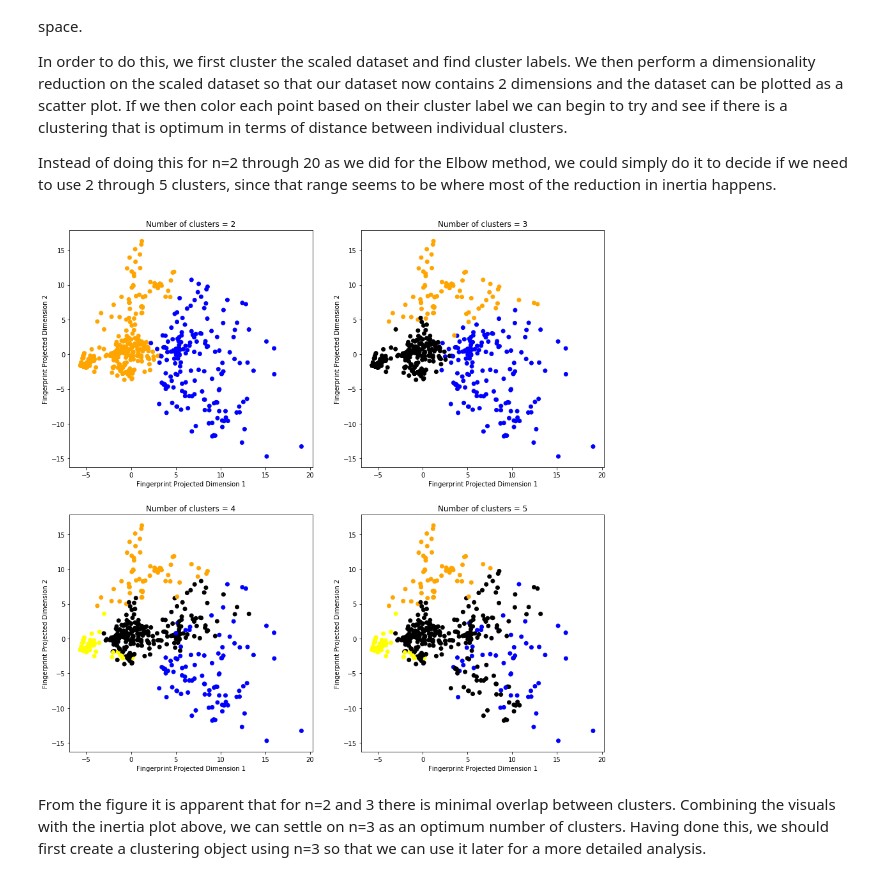
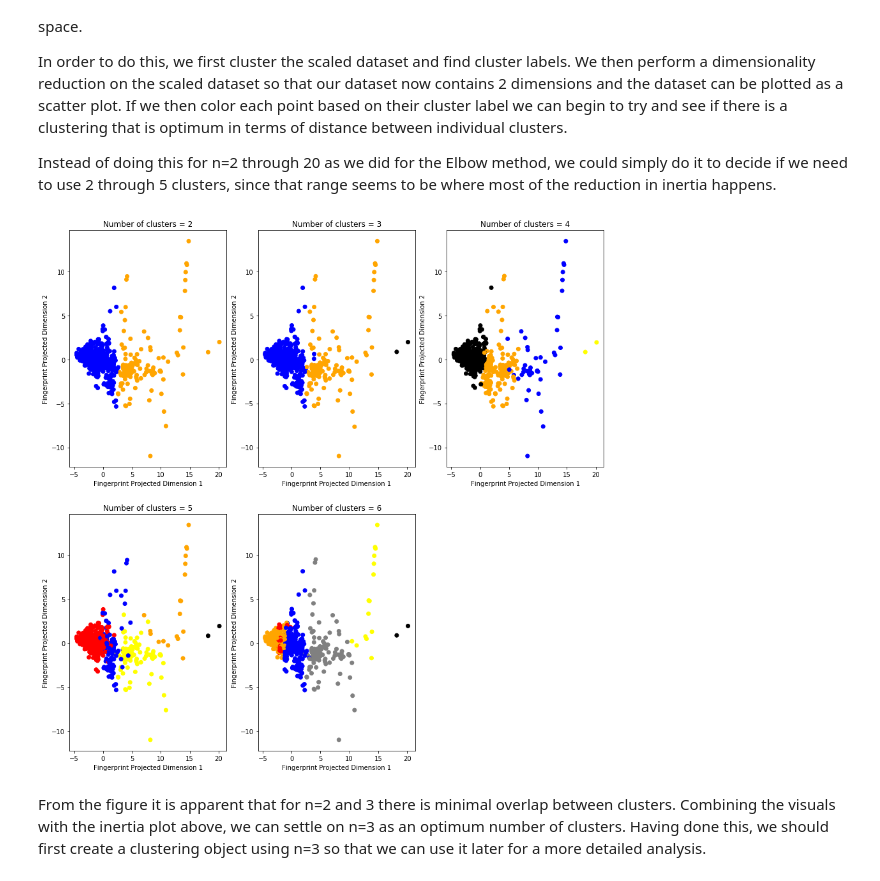
Before and after one commit to g-hegde/material-similarity, a Jupyter notebook: MaterialSimilarity.ipynb, the cells around one changed output. Cells and saved outputs as stored; diff of their text form; code cells hidden in the pictures.

```diff
--- a/MaterialSimilarity.ipynb
+++ b/MaterialSimilarity.ipynb
@@ -277,20 +294,22 @@ def kmeans_inertia(fingerprint_db,n_cluster_min,n_cluster_max,random_state=42):
 
     return
 # %%
-def perform_2D_projection(fingerprints_db):
+def perform_nD_projection(fingerprints_db,n_dimensions):
     """
-    Performs a 2D projection for visualization. Uses PCA.
+    Performs a nD projection for visualization. Uses PCA.
 
     Keyword Arguments:
         fingerprints_db: Pandas DataFrame
             Database containing fingerprints of materials
+        n_dimensions: int
+            Number of dimensions upon which to project. Should be <= dimensionality of db
 
     Returns: PCA transformed matrix
     """
-    pca = PCA(n_components=2)
-    proj_2d_mat = pca.fit_transform(fingerprints_db)
+    pca = PCA(n_components=n_dimensions)
+    proj_nd_mat = pca.fit_transform(fingerprints_db)
 
-    return proj_2d_mat
+    return proj_nd_mat
 # %%
 def scale_fingerprints_database(fingerprints_db,scaler=StandardScaler()):
     """
@@ -309,11 +328,11 @@ def scale_fingerprints_database(fingerprints_db,scaler=StandardScaler()):
 
     scaled_fingerprints_db = scaler.fit_transform(fingerprints_db)
 
-    return scaled_fingerprints_db
+    return scaled_fingerprints_db,scaler
 # %% [markdown]
 The first order of business is to create the fingerprint database. For the sake of this article, let's start with elemental materials.
 # %%
-fingerprint_db = get_fingerprint_db('unary') #Create fingerprint DB for elemental materials from the Materials Project
+fingerprint_db = get_fingerprint_db(dbtype='unary',fingerprint_name='GRDF',stats=('mean')) #Create fingerprint DB for elemental materials from the Materials Project
 # %% [output]
 Initializing connection to Materials Project...
 Creating materials database...
@@ -343,13 +361,13 @@ Having scaled all features, we perform KMeans clustering, treating the number of
 Aas a compromise, a technique often referred to as the Elbow technique (https://en.wikipedia.org/wiki/Elbow_method_(clustering)) is typically utilized to find an optimum number of clusters for a particular problem. While the original technique pertained to total variance, we can use a modification of this technique to account for inertia in a similar fashion. The optimum number of clusters is the point in the inertia versus number of clusters graph shows an 'elbow' or an abrupt reduction in slope. Not every clustering problem has a well defined elbow, but we can check to see if ours does.
 # %%
 # Drop material_id from the db before performing scaling
-fingerprint_db_no_material_id = fingerprint_db.drop(columns=['material_id'],axis=1)
+fingerprint_db_numeric = fingerprint_db.drop(columns=['material_id','pretty_formula','spacegroup'],axis=1)
 
 # Perform scaling
-scaled_fingerprints_database = scale_fingerprints_database(fingerprint_db_no_material_id)
+scaled_fingerprints_database, scaler = scale_fingerprints_database(fingerprints_db=fingerprint_db_numeric)
 
 kmeans_inertia(scaled_fingerprints_database,
                n_cluster_min=2,
                n_cluster_max=20,
-               random_state=4222)
+               random_state=42)
 # %% [output]
@@ -365,24 +382,24 @@ In order to do this, we first cluster the scaled dataset and find cluster labels
 Instead of doing this for n=2 through 20 as we did for the Elbow method, we could simply do it to decide if we need to use 2 through 5 clusters, since that range seems to be where most of the reduction in inertia happens.
 # %%
 # Map cluster label to color
-color_dict = {0:'orange',1:'blue',2:'black',3:'yellow',4:'black',5:'gray'}
+color_dict = {0:'orange',1:'blue',2:'black',3:'yellow',4:'red',5:'gray'}
 
 #Plot  clusters by reducing fingerprint DB dimensions to 2
 plt.figure(figsize=(15,15))
-for n_clusters in range(2,6):
+for n_clusters in range(2,7):
     kmeans_obj = KMeans(n_clusters=n_clusters,random_state=42)
     kmeans_obj.fit(scaled_fingerprints_database)
     cluster_labels = kmeans_obj.labels_
-    proj_2d_fingerprints = perform_2D_projection(fingerprints_db=scaled_fingerprints_database)
-    plt.subplot(2,2,n_clusters-1)
+    proj_2d_fingerprints = perform_nD_projection(fingerprints_db=scaled_fingerprints_database,n_dimensions=4)
+    plt.subplot(2,3,n_clusters-1)
     plt.scatter(proj_2d_fingerprints[:,0],
-                proj_2d_fingerprints[:,1],
+                proj_2d_fingerprints[:,2],
                 color = [color_dict[cluster_label] for cluster_label in cluster_labels])
     plt.xlabel('Fingerprint Projected Dimension 1')
     plt.ylabel('Fingerprint Projected Dimension 2')
     plt.title('Number of clusters = {}'.format(n_clusters))
 # %% [output]
-[figure, old version]
+[figure, new version]
 # %% [markdown]
 From the figure it is apparent that for n=2 and 3 there is minimal overlap between clusters. Combining the visuals with the inertia plot above, we can settle on n=3 as an optimum number of clusters. Having done this, we should first create a clustering object using n=3 so that we can use it later for a more detailed analysis.
 # %%
```
Also changed, not shown: parts of 11 cells of this notebook.
